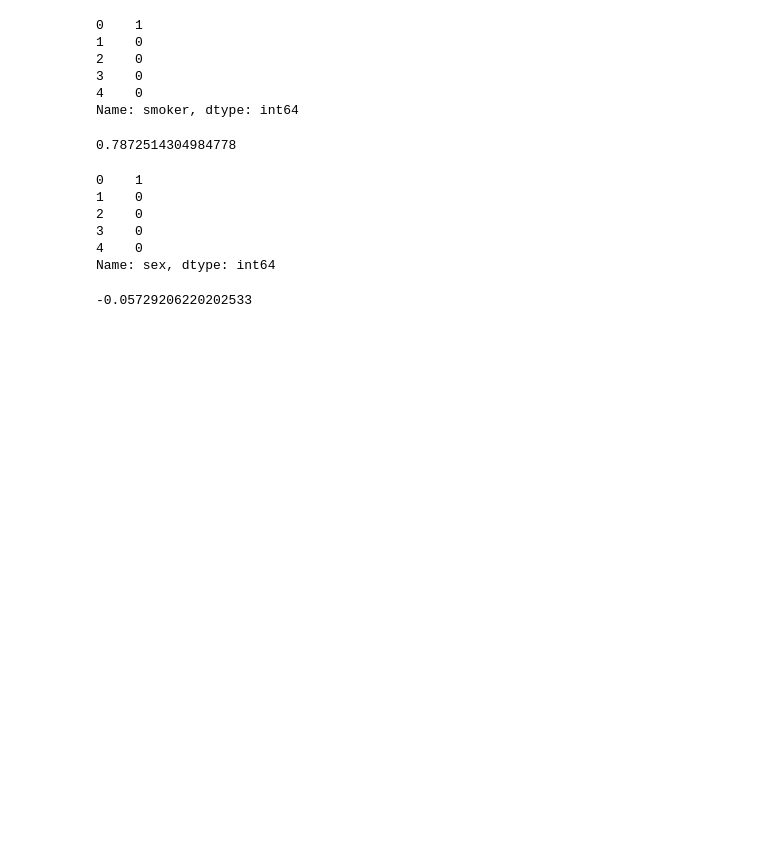
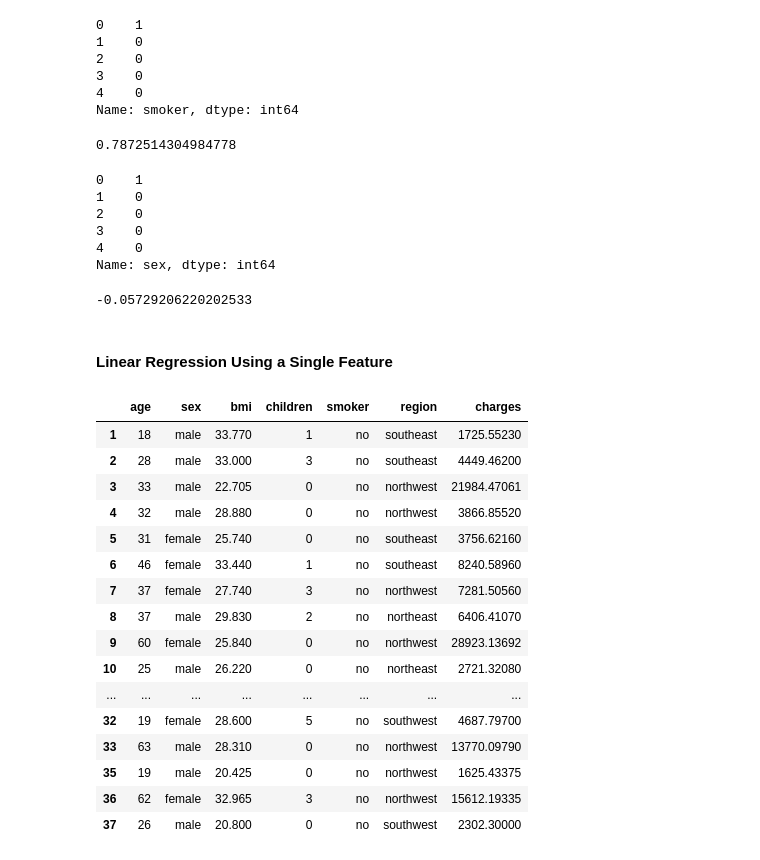
Before and after one commit to KennedyMungai/scikit-learn-course, a Jupyter notebook: scikit_course.ipynb, the cells around one changed output. Drawn from its saved outputs; the diff is of its cells as text; code cells hidden in the pictures; blank space fills up the shorter version.

```diff
--- a/scikit_course.ipynb
+++ b/scikit_course.ipynb
@@ -258,3 +258,26 @@ Name: sex, dtype: int64
 medical_df.charges.corr(sex_numeric)
 # %% [output]
 -0.05729206220202533
+# %% [markdown]
+<h4>Linear Regression Using a Single Feature</h4>
+# %%
+non_smoker_df = medical_df[medical_df.smoker == 'no']
+non_smoker_df.head(30)
+# %% [output]
+|  | age | sex | bmi | children | smoker | region | charges |
+| 1 | 18 | male | 33.770 | 1 | no | southeast | 1725.55230 |
+| 2 | 28 | male | 33.000 | 3 | no | southeast | 4449.46200 |
+| 3 | 33 | male | 22.705 | 0 | no | northwest | 21984.47061 |
+| 4 | 32 | male | 28.880 | 0 | no | northwest | 3866.85520 |
+| 5 | 31 | female | 25.740 | 0 | no | southeast | 3756.62160 |
+| 6 | 46 | female | 33.440 | 1 | no | southeast | 8240.58960 |
+| 7 | 37 | female | 27.740 | 3 | no | northwest | 7281.50560 |
+| 8 | 37 | male | 29.830 | 2 | no | northeast | 6406.41070 |
+| 9 | 60 | female | 25.840 | 0 | no | northwest | 28923.13692 |
+| 10 | 25 | male | 26.220 | 0 | no | northeast | 2721.32080 |
+| ... | ... | ... | ... | ... | ... | ... | ... |
+| 32 | 19 | female | 28.600 | 5 | no | southwest | 4687.79700 |
+| 33 | 63 | male | 28.310 | 0 | no | northwest | 13770.09790 |
+| 35 | 19 | male | 20.425 | 0 | no | northwest | 1625.43375 |
+| 36 | 62 | female | 32.965 | 3 | no | northwest | 15612.19335 |
+| 37 | 26 | male | 20.800 | 0 | no | southwest | 2302.30000 |
```
Also changed, not shown: parts of 1 cell of this notebook.
